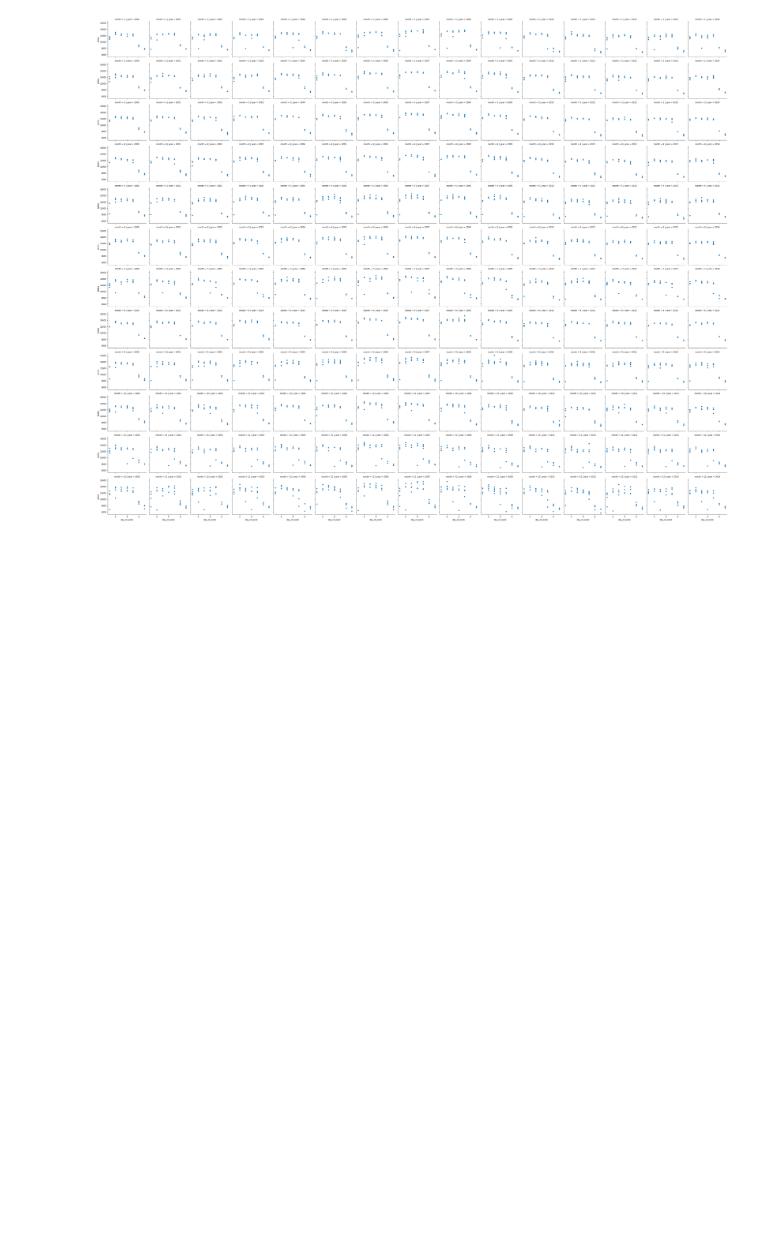
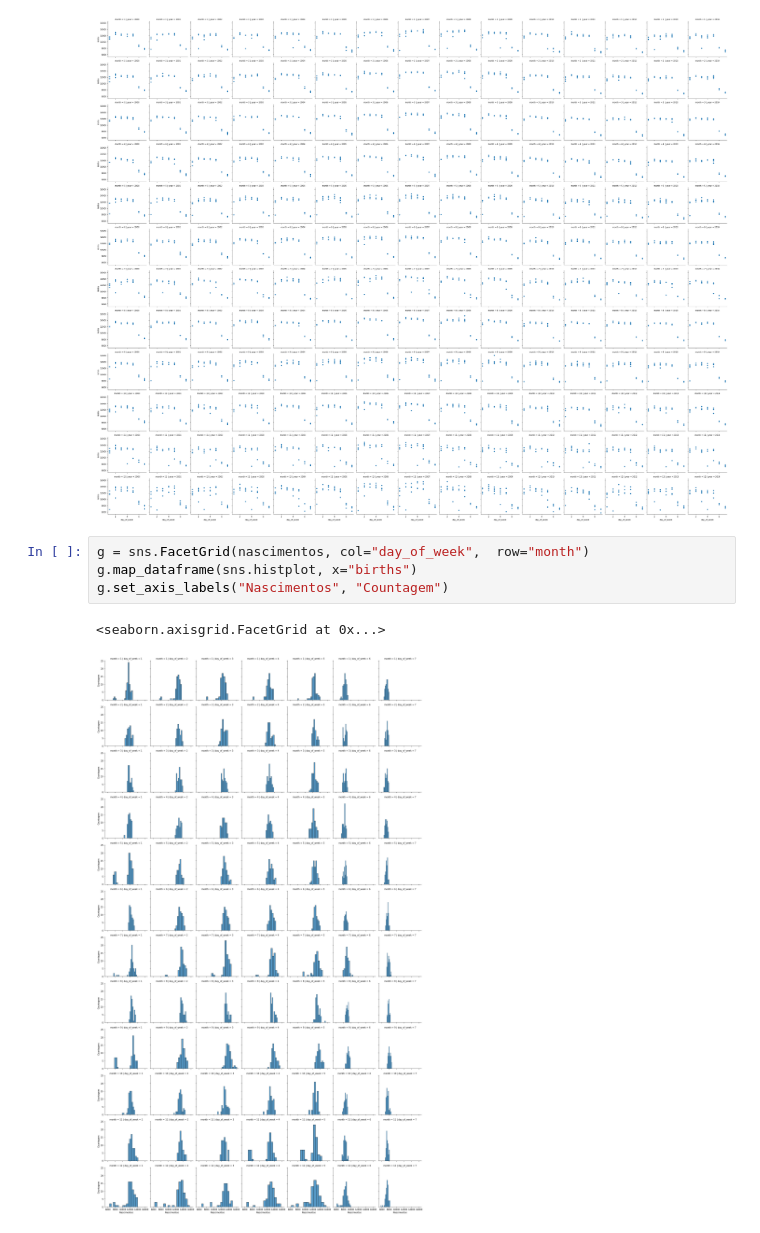
Before and after one commit to wecchi/univesp_com200, a Jupyter notebook: Sem2/Nascimentos.ipynb, the cells around one changed output. Drawn from its saved outputs; the diff is of its cells as text; blank space fills up the shorter version.

Commit message:
Analisando nascimentos de pessoas

```diff
--- a/Sem2/Nascimentos.ipynb
+++ b/Sem2/Nascimentos.ipynb
@@ -159,3 +159,10 @@ g.map(sns.scatterplot, "day_of_week", "births")
 # %% [output]
 <seaborn.axisgrid.FacetGrid at 0x...>
 [figure]
+# %%
+g = sns.FacetGrid(nascimentos, col="day_of_week",  row="month")
+g.map_dataframe(sns.histplot, x="births")
+g.set_axis_labels("Nascimentos", "Countagem")
+# %% [output]
+<seaborn.axisgrid.FacetGrid at 0x...>
+[figure, added]
```
